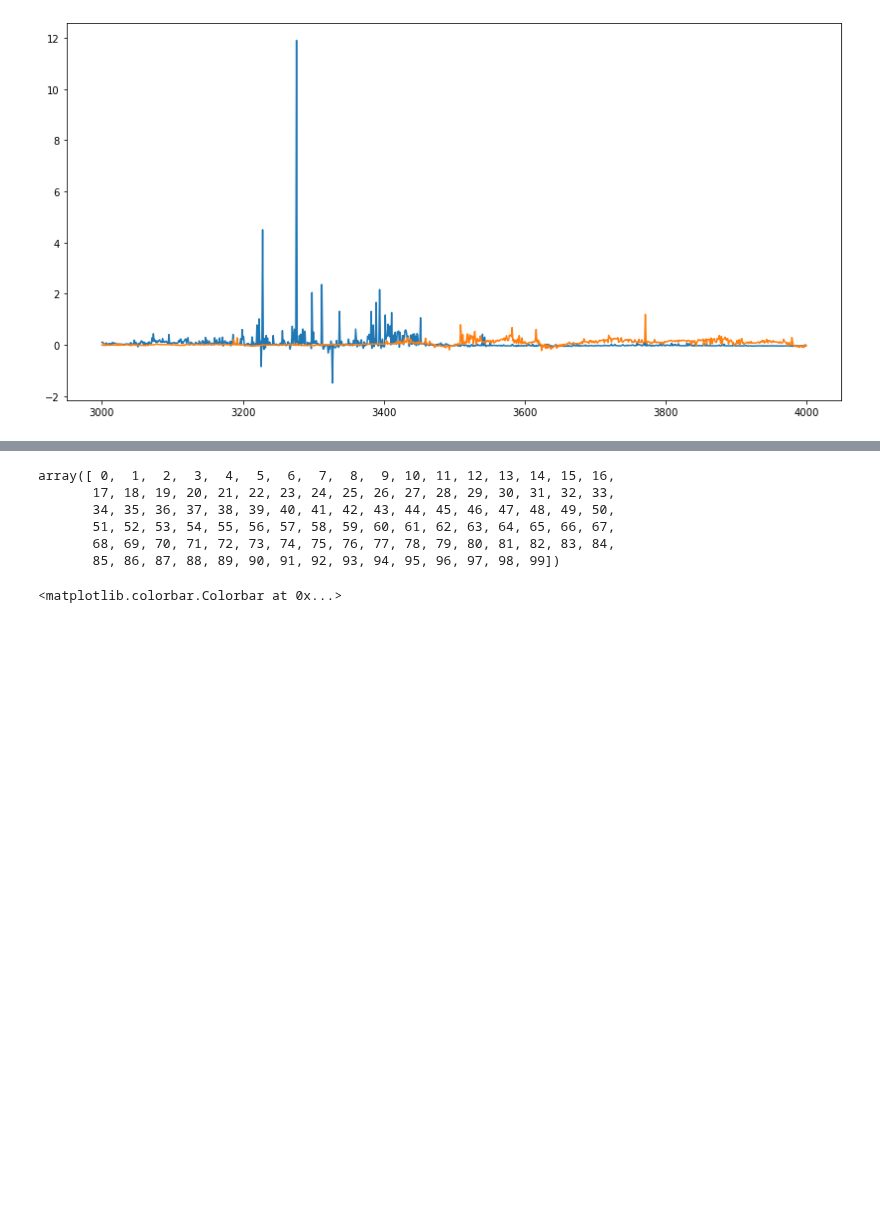
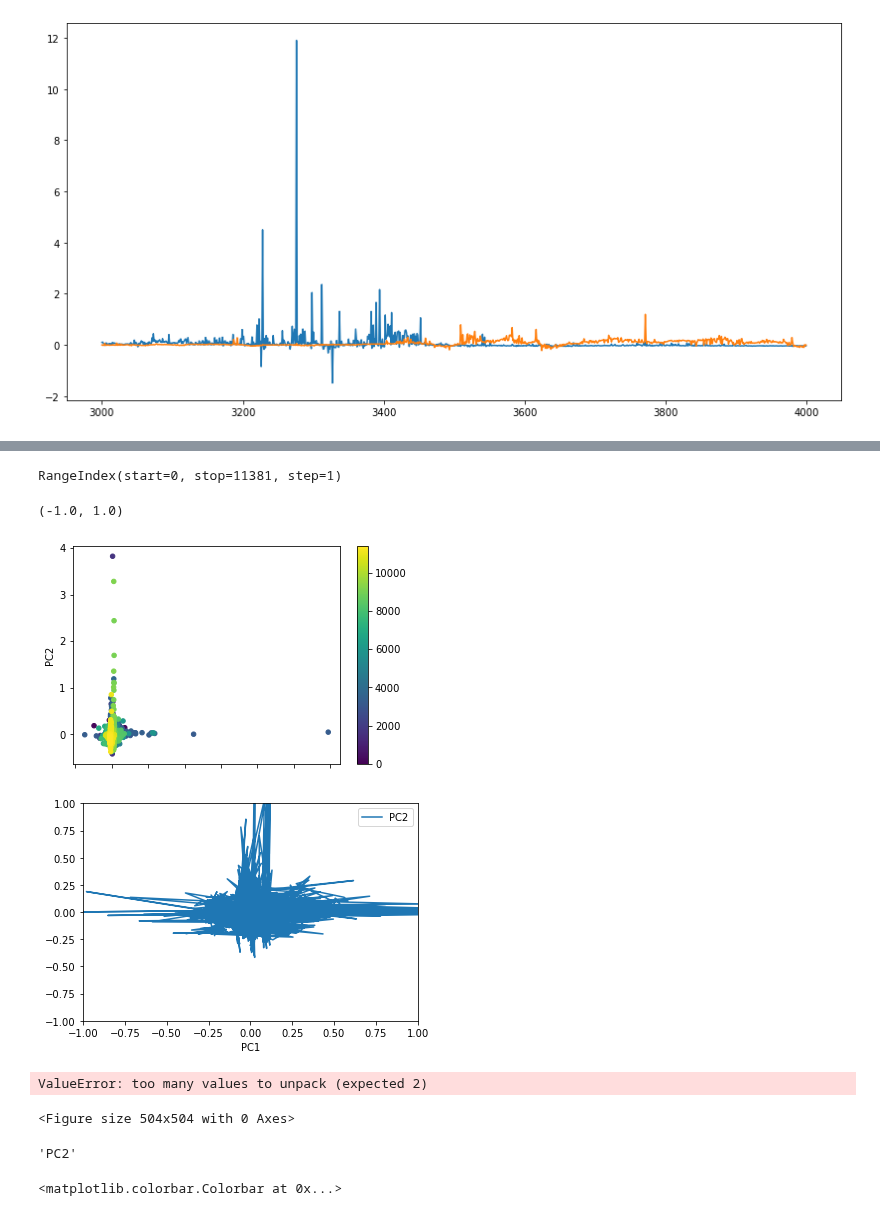
Before and after one commit to leonkontorovich/centerline_behavior_annotation, a Jupyter notebook: Skeleton_cluster.ipynb, the cells around one changed output, grey strips where cells are left out. Cells and saved outputs as stored; diff of their text form; code cells hidden in the pictures; blank space fills up the shorter version.

```diff
--- a/Skeleton_cluster.ipynb
+++ b/Skeleton_cluster.ipynb
@@ -350,7 +350,8 @@ import matplotlib.pyplot as plt
 from sklearn.decomposition import PCA
 from sklearn.preprocessing import StandardScaler
 # %%
-df=pd.read_csv('second_der_np_new.csv', header=None)
+path='/groups/zimmer/Ulises/code/skeleton_OLD/'
+df=pd.read_csv(path+'second_der_np_new.csv', header=None)
 df.shape
 # %% [output]
 (11381, 100)
@@ -401,9 +381,22 @@ KeyError: 0
-# %%
-np.arange(0,100)
-# %% [output]
-array([ 0,  1,  2,  3,  4,  5,  6,  7,  8,  9, 10, 11, 12, 13, 14, 15, 16,
-       17, 18, 19, 20, 21, 22, 23, 24, 25, 26, 27, 28, 29, 30, 31, 32, 33,
-       34, 35, 36, 37, 38, 39, 40, 41, 42, 43, 44, 45, 46, 47, 48, 49, 50,
-       51, 52, 53, 54, 55, 56, 57, 58, 59, 60, 61, 62, 63, 64, 65, 66, 67,
-       68, 69, 70, 71, 72, 73, 74, 75, 76, 77, 78, 79, 80, 81, 82, 83, 84,
-       85, 86, 87, 88, 89, 90, 91, 92, 93, 94, 95, 96, 97, 98, 99])
+# %%
+principalDf.index
+# %% [output]
+RangeIndex(start=0, stop=11381, step=1)
+# %%
+fig = principalDf.plot.scatter(x='PC1', y='PC2',c=principalDf.index, colormap='viridis')
+fig= principalDf.plot(x='PC1', y='PC2')
+fig.set_xlim([-1,1])
+fig.set_ylim([-1,1])
+# %% [output]
+(-1.0, 1.0)
+[figure, added]
+[figure, added]
+# %%
+plt.figure(figsize=(7,7))
+for k,d in principalDf:
+    plt.scatter(k,d)
+#plt.scatter(principalDf['PC1'][0:10],principalDf['PC2'][0:10])
+#plt.plot(principalDf['PC2'][3000:4000])
+# %% [output]
+ValueError: too many values to unpack (expected 2)
+<Figure size 504x504 with 0 Axes>
@@ -410,3 +405,7 @@ array([ 0,  1,  2,  3,  4,  5,  6,  7,  8,  9, 10, 11, 12, 13, 14, 15, 16,
+# %%
+d
+# %% [output]
+'PC2'
 # %%
 plt.scatter(principalDf['PC1'][0:4000],principalDf['PC2'][0:4000],c=np.arange(0,4000), vmin=0, vmax=4000)
 plt.colorbar()
```
Also changed, not shown: parts of 5 cells of this notebook, 1 other file.
